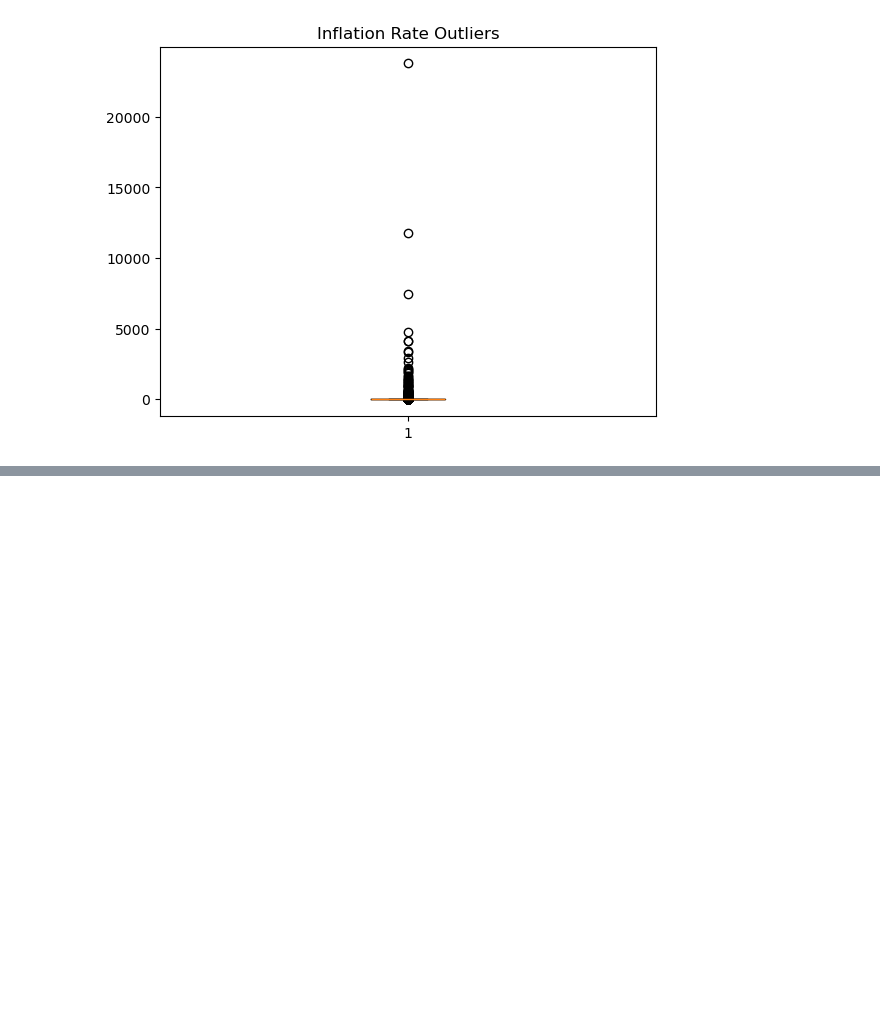
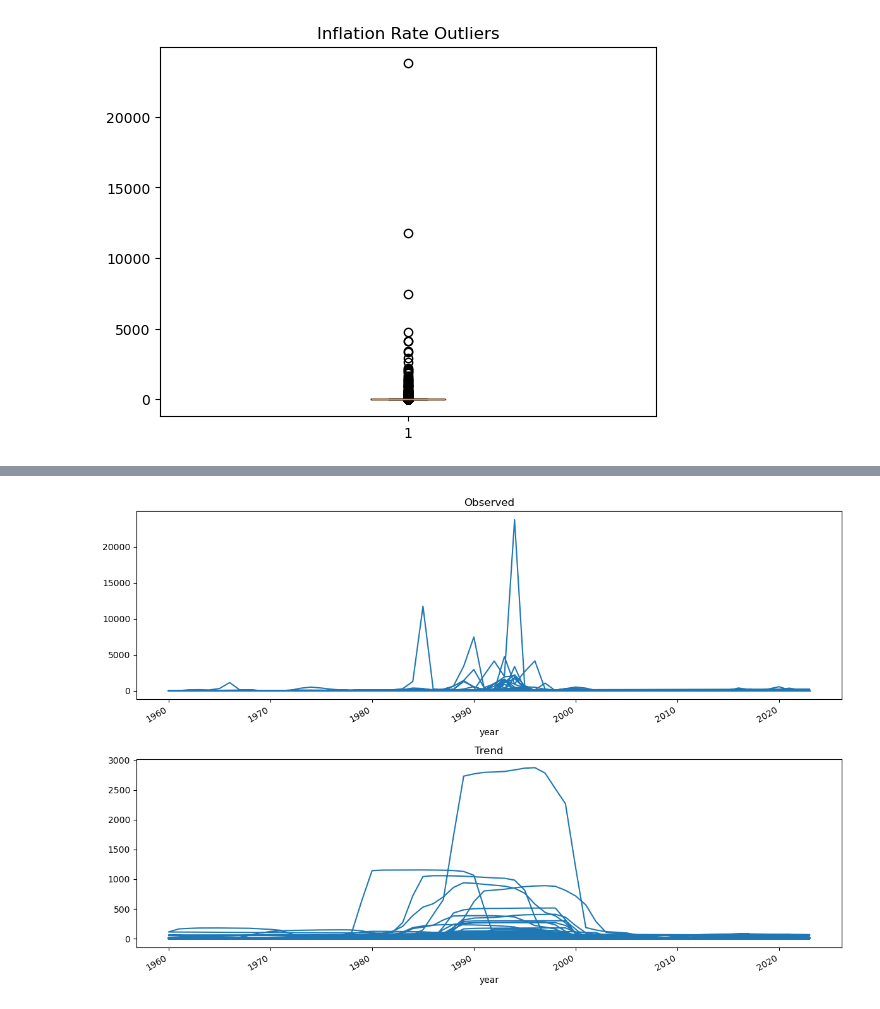
Before and after one commit to Ngoc-Phung75/Project-1, a Jupyter notebook: Main.ipynb, the cells around one changed output, grey strips where cells are left out. Saved outputs shown, nothing was run; the diff lists cells and outputs as text; code cells hidden in the pictures; blank space fills up the shorter version.

```diff
--- a/Main.ipynb
+++ b/Main.ipynb
@@ -145,0 +215,14 @@ plt.show()
+# %%
+# Perform seasonal decomposition
+result = seasonal_decompose(df['inflation_rate'], model='additive', period=12)
+
+# Plot the decomposition (only observed and trend)
+fig, (ax1, ax2) = plt.subplots(2, 1, figsize=(12, 8))
+result.observed.plot(ax=ax1)
+ax1.set_title('Observed')
+result.trend.plot(ax=ax2)
+ax2.set_title('Trend')
+plt.tight_layout()
+plt.show()
+# %% [output]
+[figure, added]
```
Also changed, not shown: parts of 21 cells of this notebook.
